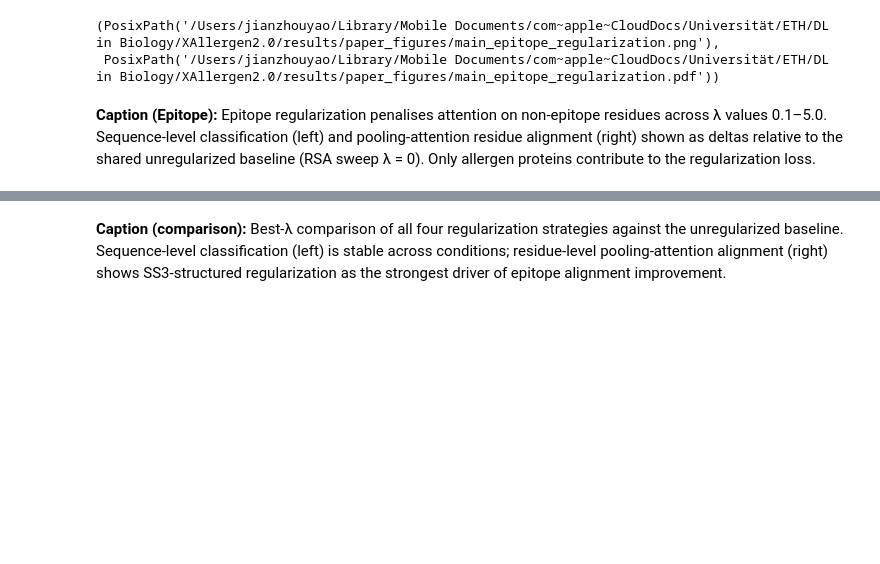
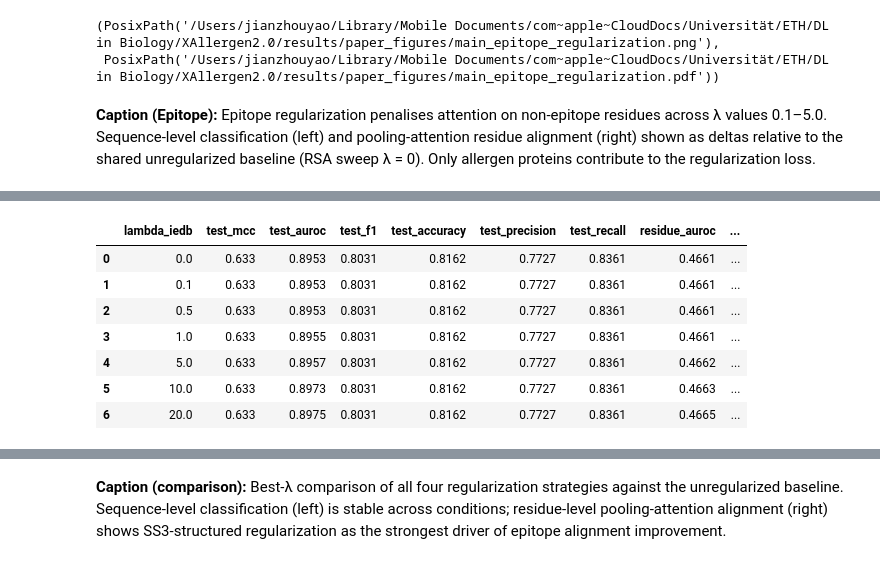
Before and after one commit to Jeffateth/XAllergen2.0, a Jupyter notebook: notebooks/14_visualize_structural_regularization.ipynb, the cells around one changed output, grey strips where cells are left out. Saved outputs shown, nothing was run; the diff lists cells and outputs as text; code cells hidden in the pictures; blank space fills up the shorter version.

```diff
--- a/notebooks/14_visualize_structural_regularization.ipynb
+++ b/notebooks/14_visualize_structural_regularization.ipynb
@@ -412,0 +432,15 @@ plot_sweep_panels(
+# %%
+iedb_summary[[
+    "lambda_iedb", "test_mcc", "test_auroc", "test_f1",
+    "test_accuracy", "test_precision", "test_recall",
+    "residue_auroc", "residue_auprc", "residue_precision_at_k",
+]].round(4)
+# %% [output]
+|  | lambda_iedb | test_mcc | test_auroc | test_f1 | test_accuracy | test_precision | test_recall | residue_auroc | ... |
+| 0 | 0.0 | 0.633 | 0.8953 | 0.8031 | 0.8162 | 0.7727 | 0.8361 | 0.4661 | ... |
+| 1 | 0.1 | 0.633 | 0.8953 | 0.8031 | 0.8162 | 0.7727 | 0.8361 | 0.4661 | ... |
+| 2 | 0.5 | 0.633 | 0.8953 | 0.8031 | 0.8162 | 0.7727 | 0.8361 | 0.4661 | ... |
+| 3 | 1.0 | 0.633 | 0.8955 | 0.8031 | 0.8162 | 0.7727 | 0.8361 | 0.4661 | ... |
+| 4 | 5.0 | 0.633 | 0.8957 | 0.8031 | 0.8162 | 0.7727 | 0.8361 | 0.4662 | ... |
+| 5 | 10.0 | 0.633 | 0.8973 | 0.8031 | 0.8162 | 0.7727 | 0.8361 | 0.4663 | ... |
+| 6 | 20.0 | 0.633 | 0.8975 | 0.8031 | 0.8162 | 0.7727 | 0.8361 | 0.4665 | ... |
```
Also changed, not shown: parts of 12 cells of this notebook, 12 other files.
